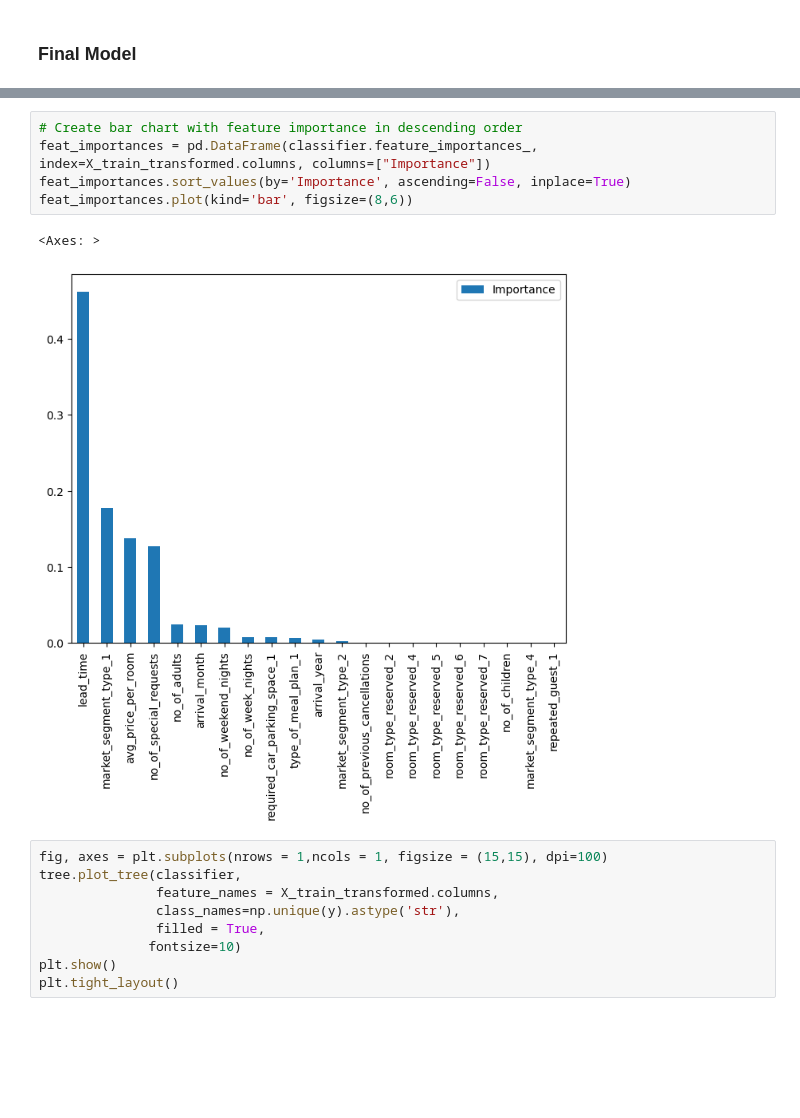
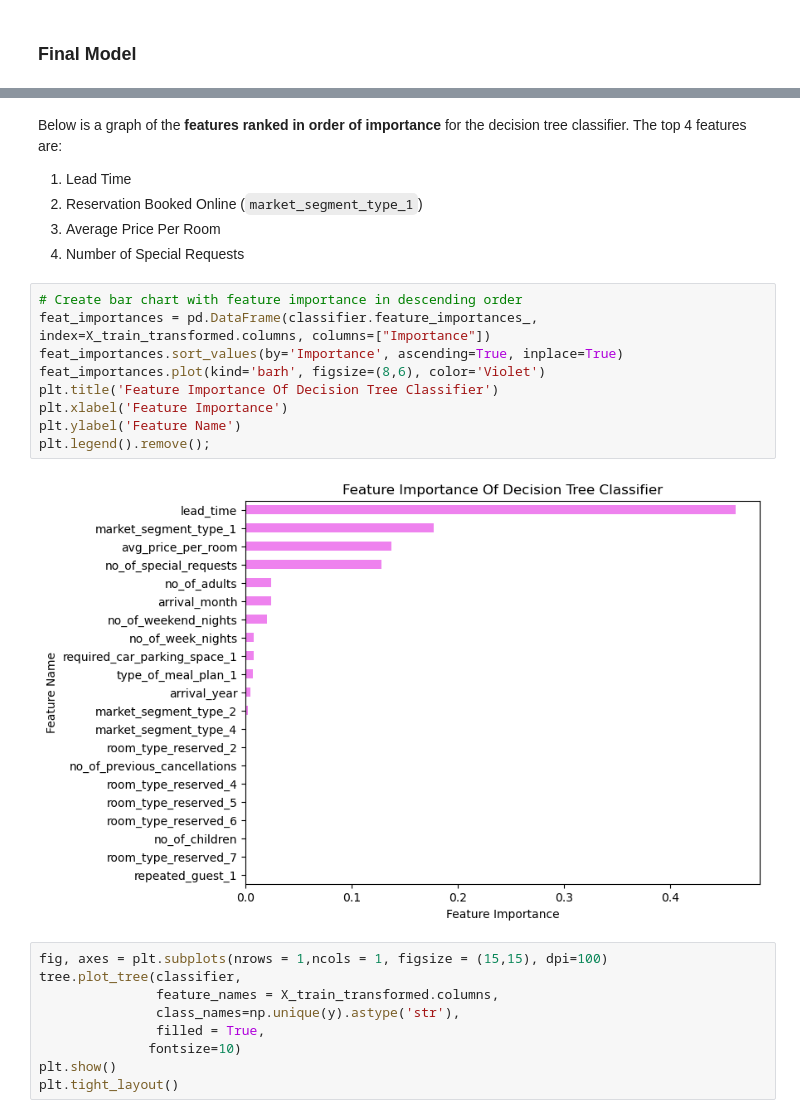
Before and after one commit to scarlettvalentin/hotel_reservations_project, a Jupyter notebook: notebook.ipynb, the cells around one changed output, grey strips where cells are left out. Drawn from its saved outputs; the diff is of its cells as text; blank space fills up the shorter version.

Commit message:
edit feature importance graph and markup

```diff
--- a/notebook.ipynb
+++ b/notebook.ipynb
@@ -895,11 +968,20 @@ Confusion Matrix
+# %% [markdown]
+Below is a graph of the **features ranked in order of importance** for the decision tree classifier. The top 4 features are:
+1. Lead Time
+2. Reservation Booked Online (`market_segment_type_1`)
+3. Average Price Per Room
+4. Number of Special Requests
 # %%
 # Create bar chart with feature importance in descending order
 feat_importances = pd.DataFrame(classifier.feature_importances_, index=X_train_transformed.columns, columns=["Importance"])
-feat_importances.sort_values(by='Importance', ascending=False, inplace=True)
-feat_importances.plot(kind='bar', figsize=(8,6))
+feat_importances.sort_values(by='Importance', ascending=True, inplace=True)
+feat_importances.plot(kind='barh', figsize=(8,6), color='Violet')
+plt.title('Feature Importance Of Decision Tree Classifier')
+plt.xlabel('Feature Importance')
+plt.ylabel('Feature Name')
+plt.legend().remove();
 # %% [output]
-<Axes: >
-[figure, old version]
+[figure, new version]
 # %%
 fig, axes = plt.subplots(nrows = 1,ncols = 1, figsize = (15,15), dpi=100)
 tree.plot_tree(classifier,
```
Also changed, not shown: parts of 8 cells of this notebook.
